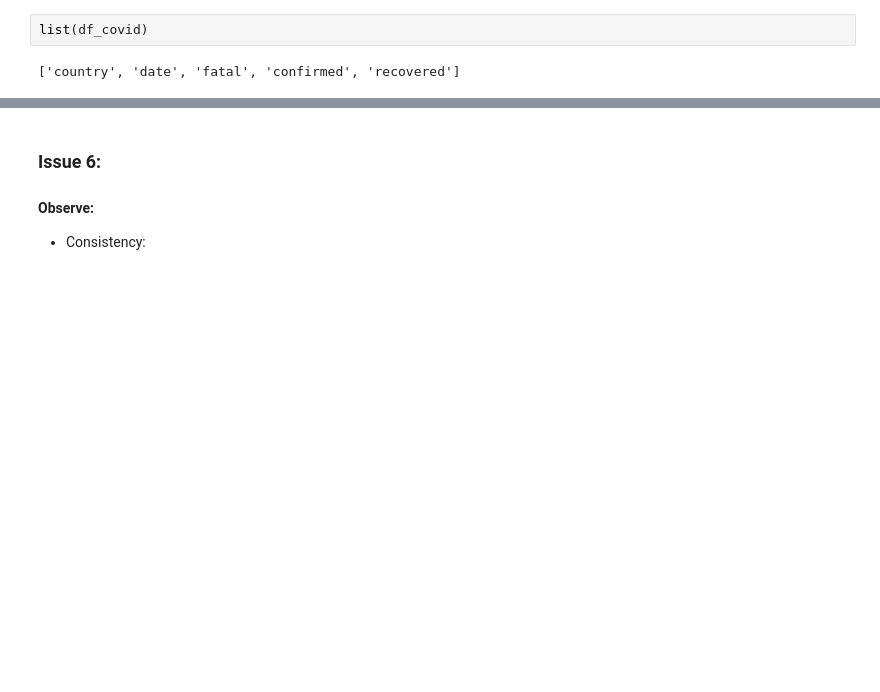
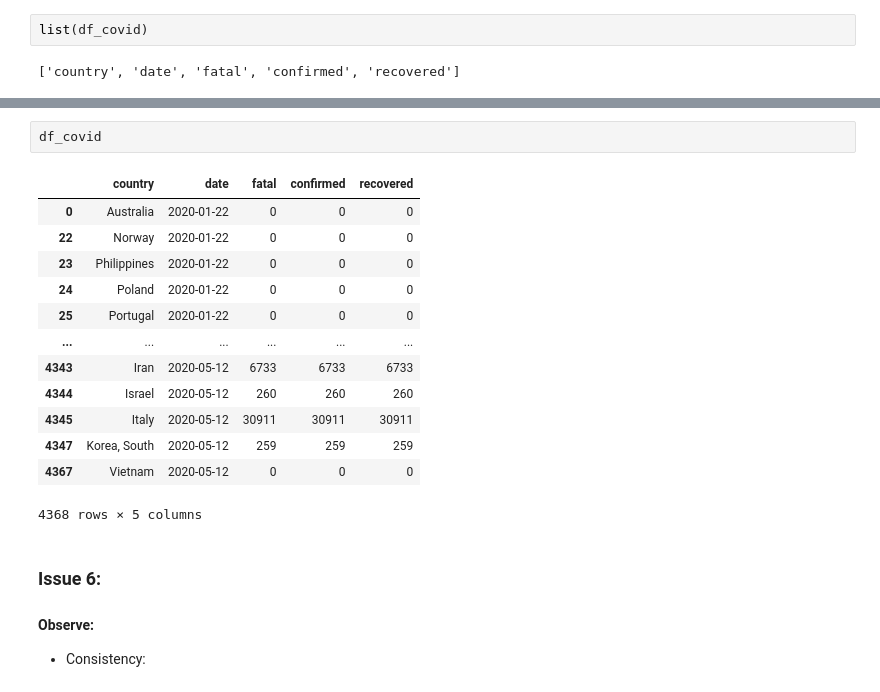
Before and after one commit to AtulSingh-Emyre/AnalysisCovid19, a Jupyter notebook: gather_clean_Covid19.ipynb, the cells around one changed output, grey strips where cells are left out. Drawn from its saved outputs; the diff is of its cells as text; blank space fills up the shorter version.

```diff
--- a/gather_clean_Covid19.ipynb
+++ b/gather_clean_Covid19.ipynb
@@ -527,3 +387,19 @@ memory usage: 202.9+ KB
+# %%
+df_covid
+# %% [output]
+|  | country | date | fatal | confirmed | recovered |
+| 0 | Australia | 2020-01-22 | 0 | 0 | 0 |
+| 22 | Norway | 2020-01-22 | 0 | 0 | 0 |
+| 23 | Philippines | 2020-01-22 | 0 | 0 | 0 |
+| 24 | Poland | 2020-01-22 | 0 | 0 | 0 |
+| 25 | Portugal | 2020-01-22 | 0 | 0 | 0 |
+| ... | ... | ... | ... | ... | ... |
+| 4343 | Iran | 2020-05-12 | 6733 | 6733 | 6733 |
+| 4344 | Israel | 2020-05-12 | 260 | 260 | 260 |
+| 4345 | Italy | 2020-05-12 | 30911 | 30911 | 30911 |
+| 4347 | Korea, South | 2020-05-12 | 259 | 259 | 259 |
+| 4367 | Vietnam | 2020-05-12 | 0 | 0 | 0 |
+4368 rows × 5 columns
 # %% [markdown]
 ### Issue 6:
 #### Observe:
```
Also changed, not shown: parts of 58 cells of this notebook, 1 other file.
